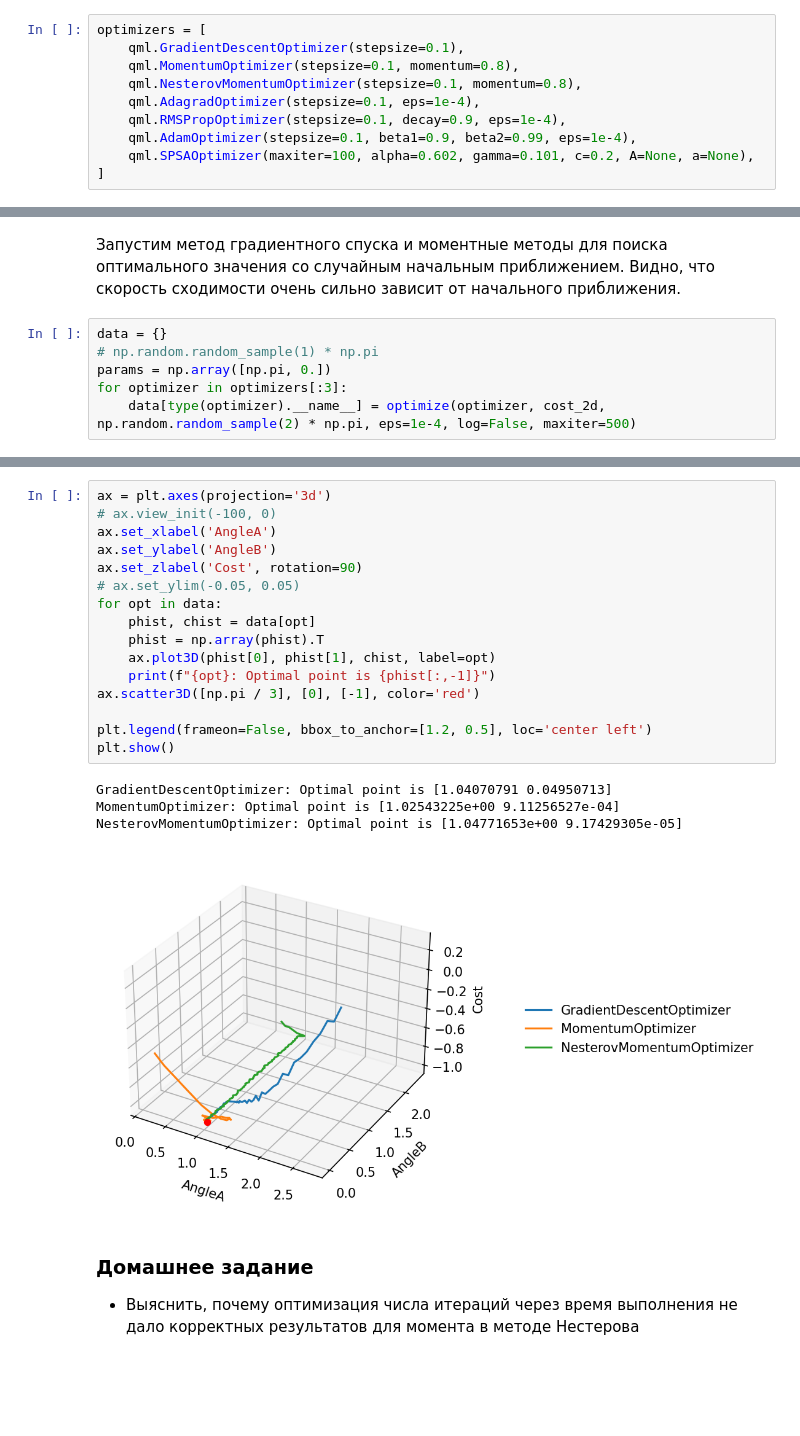
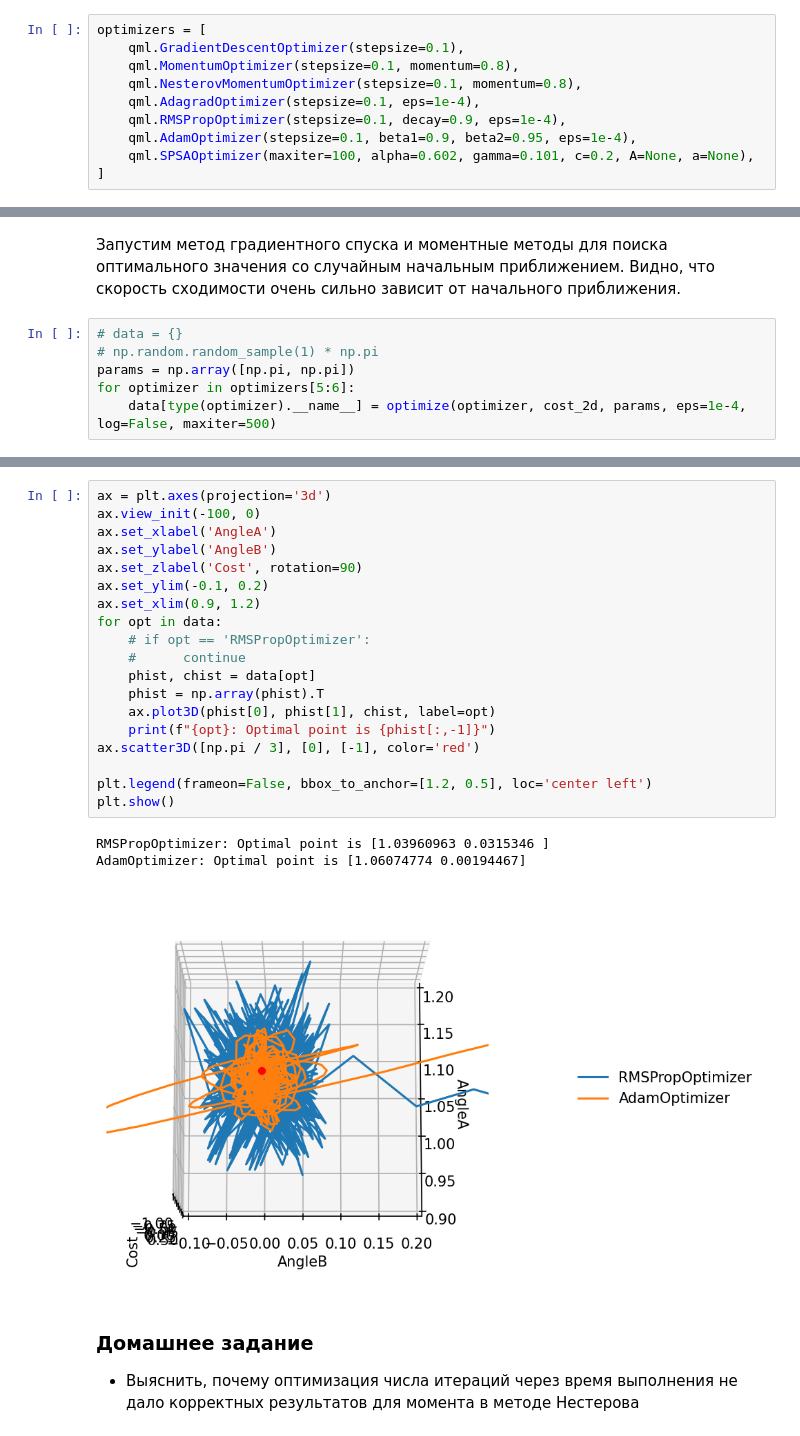
Before and after one commit to vongostev/PennyLane_Examples, a Jupyter notebook: pennylane_optimizers.ipynb, the cells around one changed output, grey strips where cells are left out. Saved outputs shown, nothing was run; the diff lists cells and outputs as text; blank space fills up the shorter version.

```diff
--- a/pennylane_optimizers.ipynb
+++ b/pennylane_optimizers.ipynb
@@ -123,7 +123,7 @@ optimizers = [
     qml.NesterovMomentumOptimizer(stepsize=0.1, momentum=0.8),
     qml.AdagradOptimizer(stepsize=0.1, eps=1e-4),
     qml.RMSPropOptimizer(stepsize=0.1, decay=0.9, eps=1e-4),
-    qml.AdamOptimizer(stepsize=0.1, beta1=0.9, beta2=0.99, eps=1e-4),
+    qml.AdamOptimizer(stepsize=0.1, beta1=0.9, beta2=0.95, eps=1e-4),
     qml.SPSAOptimizer(maxiter=100, alpha=0.602, gamma=0.101, c=0.2, A=None, a=None),
 ]
 # %%
@@ -211,9 +211,9 @@ plt.colorbar()
 # %% [markdown]
 Запустим метод градиентного спуска и моментные методы для поиска оптимального значения со случайным начальным приближением. Видно, что скорость сходимости очень сильно зависит от начального приближения.
 # %%
-data = {}
+# data = {}
 # np.random.random_sample(1) * np.pi
-params = np.array([np.pi, 0.])
-for optimizer in optimizers[:3]:
-    data[type(optimizer).__name__] = optimize(optimizer, cost_2d, np.random.random_sample(2) * np.pi, eps=1e-4, log=False, maxiter=500)
+params = np.array([np.pi, np.pi])
+for optimizer in optimizers[5:6]:
+    data[type(optimizer).__name__] = optimize(optimizer, cost_2d, params, eps=1e-4, log=False, maxiter=500)
 # %% [output]
@@ -226,24 +222,26 @@ NesterovMomentumOptimizer: Iteration stopped with diff = 0.005437 on the step 50
 # %%
 ax = plt.axes(projection='3d')
-# ax.view_init(-100, 0)
+ax.view_init(-100, 0)
 ax.set_xlabel('AngleA')
 ax.set_ylabel('AngleB')
 ax.set_zlabel('Cost', rotation=90)
-# ax.set_ylim(-0.05, 0.05)
+ax.set_ylim(-0.1, 0.2)
+ax.set_xlim(0.9, 1.2)
 for opt in data:
+    # if opt == 'RMSPropOptimizer':
+    #      continue
     phist, chist = data[opt]
     phist = np.array(phist).T
     ax.plot3D(phist[0], phist[1], chist, label=opt)
     print(f"{opt}: Optimal point is {phist[:,-1]}")
 ax.scatter3D([np.pi / 3], [0], [-1], color='red')
 
 plt.legend(frameon=False, bbox_to_anchor=[1.2, 0.5], loc='center left')
 plt.show()
 # %% [output]
-GradientDescentOptimizer: Optimal point is [1.04070791 0.04950713]
-MomentumOptimizer: Optimal point is [1.02543225e+00 9.11256527e-04]
-NesterovMomentumOptimizer: Optimal point is [1.04771653e+00 9.17429305e-05]
+RMSPropOptimizer: Optimal point is [1.03960963 0.0315346 ]
+AdamOptimizer: Optimal point is [1.06074774 0.00194467]
-[figure, old version]
+[figure, new version]
 # %% [markdown]
 ### Домашнее задание
 - Выяснить, почему оптимизация числа итераций через время выполнения не дало корректных результатов для момента в методе Нестерова
```
Also changed, not shown: parts of 2 cells of this notebook, 3 other files.
